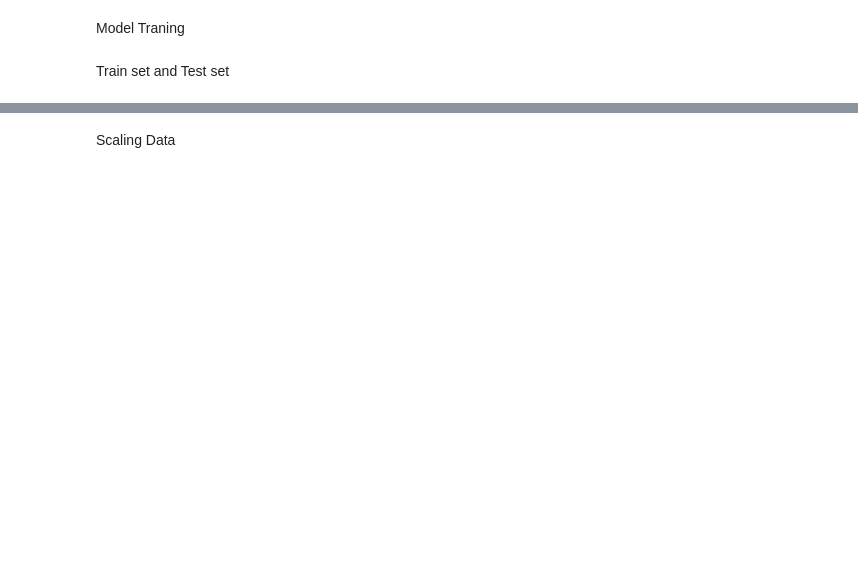
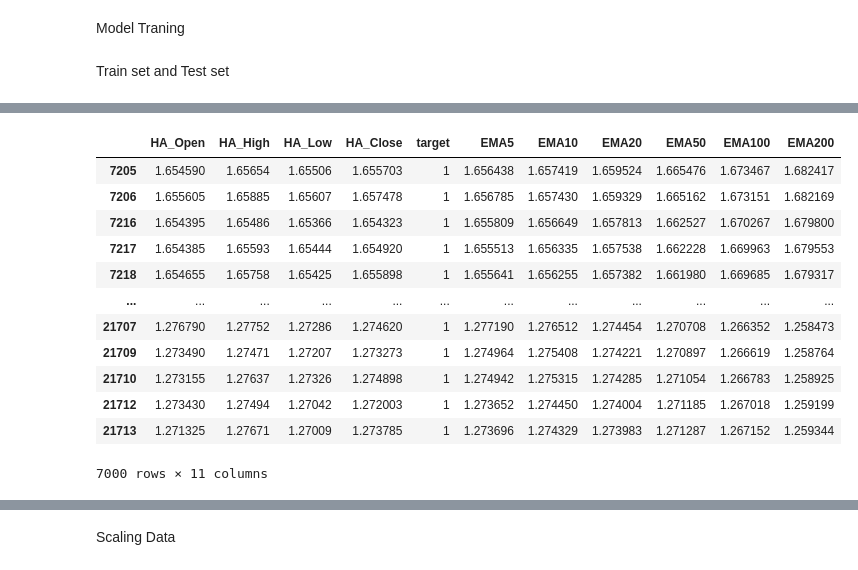
Before and after one commit to HasankaRajakaruna/Kaggle-Projects, a Jupyter notebook: Model_One.ipynb, the cells around one changed output, grey strips where cells are left out. Saved outputs shown, nothing was run; the diff lists cells and outputs as text; code cells hidden in the pictures; blank space fills up the shorter version.

```diff
--- a/Model_One.ipynb
+++ b/Model_One.ipynb
@@ -204,6 +232,20 @@ value_counts
 # %%
 #buy orders
-bb_order = train_data[train_data['target'] == 1].tail(5000)
+bb_order = train_data[train_data['target'] == 1].tail(7000)
 bb_order
+# %% [output]
+|  | HA_Open | HA_High | HA_Low | HA_Close | target | EMA5 | EMA10 | EMA20 | EMA50 | EMA100 | EMA200 |
+| 7205 | 1.654590 | 1.65654 | 1.65506 | 1.655703 | 1 | 1.656438 | 1.657419 | 1.659524 | 1.665476 | 1.673467 | 1.682417 |
+| 7206 | 1.655605 | 1.65885 | 1.65607 | 1.657478 | 1 | 1.656785 | 1.657430 | 1.659329 | 1.665162 | 1.673151 | 1.682169 |
+| 7216 | 1.654395 | 1.65486 | 1.65366 | 1.654323 | 1 | 1.655809 | 1.656649 | 1.657813 | 1.662527 | 1.670267 | 1.679800 |
+| 7217 | 1.654385 | 1.65593 | 1.65444 | 1.654920 | 1 | 1.655513 | 1.656335 | 1.657538 | 1.662228 | 1.669963 | 1.679553 |
+| 7218 | 1.654655 | 1.65758 | 1.65425 | 1.655898 | 1 | 1.655641 | 1.656255 | 1.657382 | 1.661980 | 1.669685 | 1.679317 |
+| ... | ... | ... | ... | ... | ... | ... | ... | ... | ... | ... | ... |
+| 21707 | 1.276790 | 1.27752 | 1.27286 | 1.274620 | 1 | 1.277190 | 1.276512 | 1.274454 | 1.270708 | 1.266352 | 1.258473 |
+| 21709 | 1.273490 | 1.27471 | 1.27207 | 1.273273 | 1 | 1.274964 | 1.275408 | 1.274221 | 1.270897 | 1.266619 | 1.258764 |
+| 21710 | 1.273155 | 1.27637 | 1.27326 | 1.274898 | 1 | 1.274942 | 1.275315 | 1.274285 | 1.271054 | 1.266783 | 1.258925 |
+| 21712 | 1.273430 | 1.27494 | 1.27042 | 1.272003 | 1 | 1.273652 | 1.274450 | 1.274004 | 1.271185 | 1.267018 | 1.259199 |
+| 21713 | 1.271325 | 1.27671 | 1.27009 | 1.273785 | 1 | 1.273696 | 1.274329 | 1.273983 | 1.271287 | 1.267152 | 1.259344 |
+7000 rows × 11 columns
 # %%
 #sell orders
```
Also changed, not shown: parts of 39 cells of this notebook.
